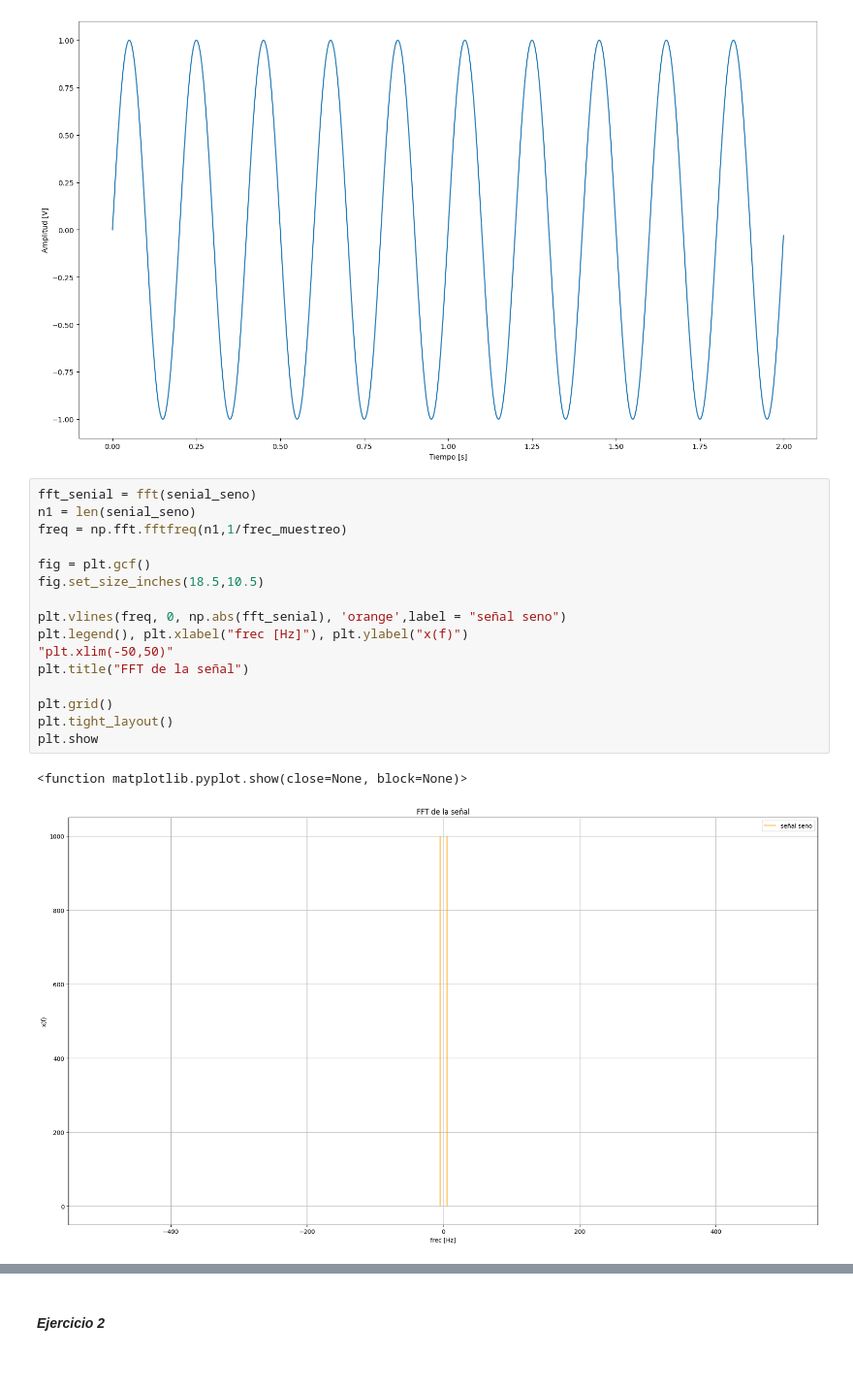
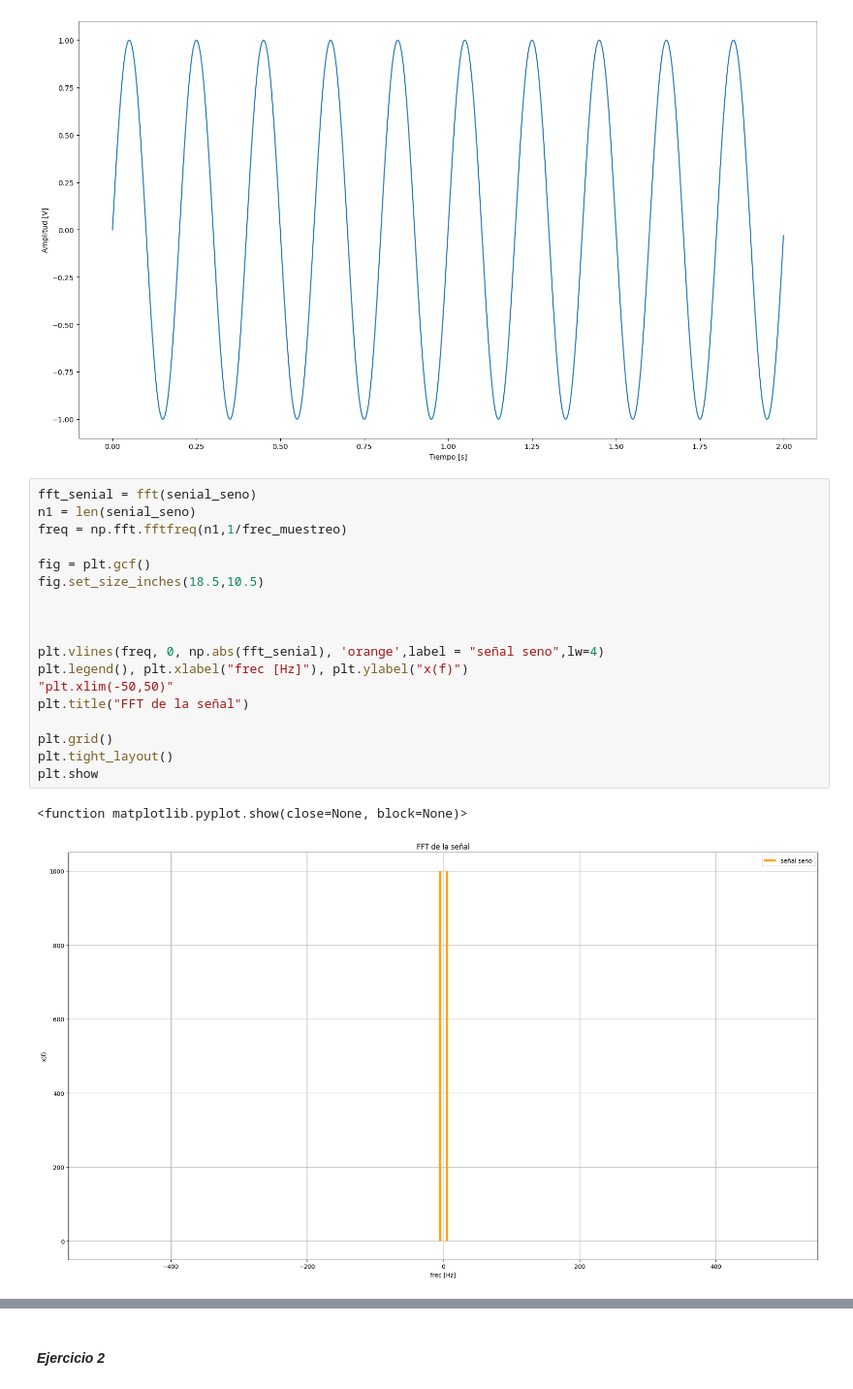
Before and after one commit to leonelj01/seniales_electricas, a Jupyter notebook: TP_6/tp6.ipynb, the cells around one changed output, grey strips where cells are left out. Shown at 97% size. Drawn from its saved outputs; the diff is of its cells as text.

```diff
--- a/TP_6/tp6.ipynb
+++ b/TP_6/tp6.ipynb
@@ -50,19 +66,21 @@ plt.show()
 # %%
 fft_senial = fft(senial_seno)
 n1 = len(senial_seno)
 freq = np.fft.fftfreq(n1,1/frec_muestreo)
 
 fig = plt.gcf()
 fig.set_size_inches(18.5,10.5)
 
-plt.vlines(freq, 0, np.abs(fft_senial), 'orange',label = "señal seno")
+
+
+plt.vlines(freq, 0, np.abs(fft_senial), 'orange',label = "señal seno",lw=4)
 plt.legend(), plt.xlabel("frec [Hz]"), plt.ylabel("x(f)")
 "plt.xlim(-50,50)"
 plt.title("FFT de la señal")
 
 plt.grid()
 plt.tight_layout()
 plt.show
 # %% [output]
 <function matplotlib.pyplot.show(close=None, block=None)>
-[figure, old version]
+[figure, new version]
```
Also changed, not shown: parts of 5 cells of this notebook.
